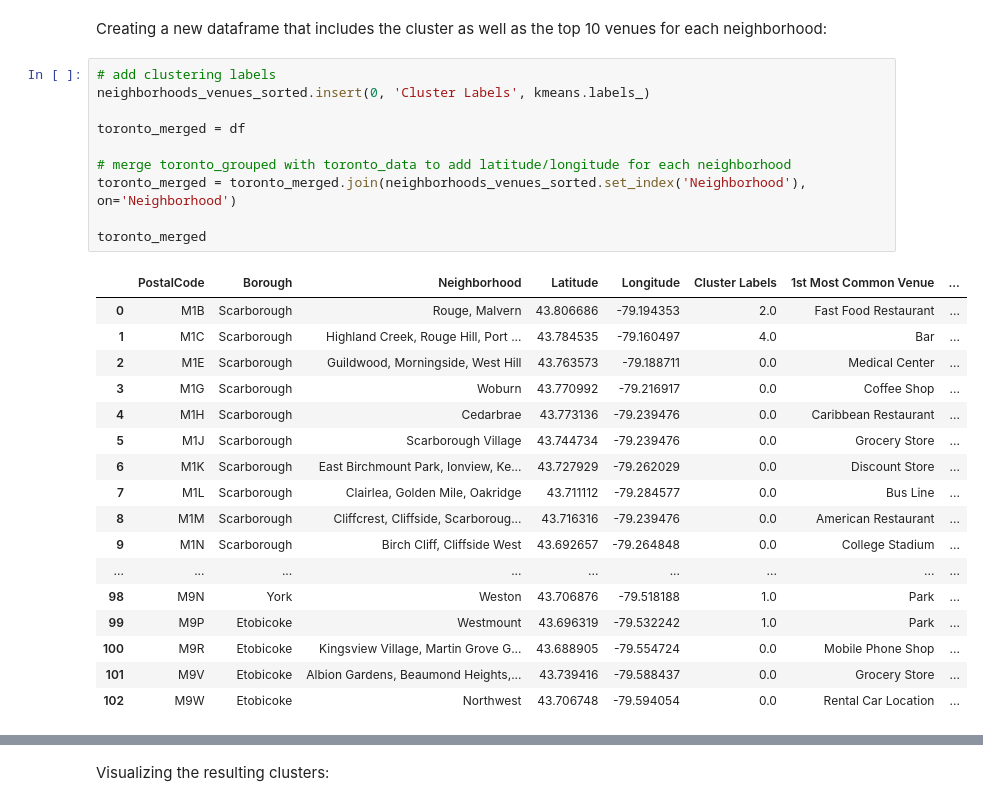
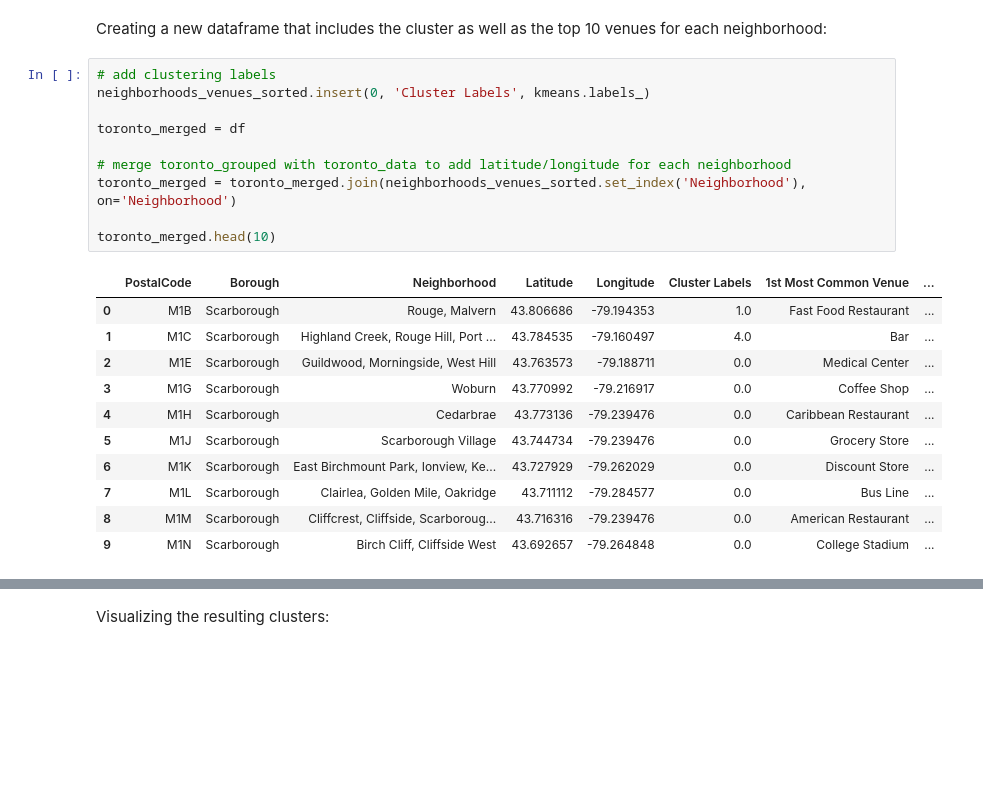
Before and after one commit to Maciullo/Coursera_Capstone, a Jupyter notebook: Coursera_Capstone_notebook1.ipynb, the cells around one changed output, grey strips where cells are left out. Saved outputs shown, nothing was run; the diff lists cells and outputs as text; blank space fills up the shorter version.

```diff
--- a/Coursera_Capstone_notebook1.ipynb
+++ b/Coursera_Capstone_notebook1.ipynb
@@ -583,16 +557,16 @@ Creating a new dataframe that includes the cluster as well as the top 10 venues
 # %%
 # add clustering labels
 neighborhoods_venues_sorted.insert(0, 'Cluster Labels', kmeans.labels_)
 
 toronto_merged = df
 
 # merge toronto_grouped with toronto_data to add latitude/longitude for each neighborhood
 toronto_merged = toronto_merged.join(neighborhoods_venues_sorted.set_index('Neighborhood'), on='Neighborhood')
 
-toronto_merged
+toronto_merged.head(10)
 # %% [output]
 |  | PostalCode | Borough | Neighborhood | Latitude | Longitude | Cluster Labels | 1st Most Common Venue | ... |
-| 0 | M1B | Scarborough | Rouge, Malvern | 43.806686 | -79.194353 | 2.0 | Fast Food Restaurant | ... |
+| 0 | M1B | Scarborough | Rouge, Malvern | 43.806686 | -79.194353 | 1.0 | Fast Food Restaurant | ... |
 | 1 | M1C | Scarborough | Highland Creek, Rouge Hill, Port ... | 43.784535 | -79.160497 | 4.0 | Bar | ... |
 | 2 | M1E | Scarborough | Guildwood, Morningside, West Hill | 43.763573 | -79.188711 | 0.0 | Medical Center | ... |
 | 3 | M1G | Scarborough | Woburn | 43.770992 | -79.216917 | 0.0 | Coffee Shop | ... |
@@ -602,12 +576,6 @@ toronto_merged
 | 7 | M1L | Scarborough | Clairlea, Golden Mile, Oakridge | 43.711112 | -79.284577 | 0.0 | Bus Line | ... |
 | 8 | M1M | Scarborough | Cliffcrest, Cliffside, Scarboroug... | 43.716316 | -79.239476 | 0.0 | American Restaurant | ... |
 | 9 | M1N | Scarborough | Birch Cliff, Cliffside West | 43.692657 | -79.264848 | 0.0 | College Stadium | ... |
-| ... | ... | ... | ... | ... | ... | ... | ... | ... |
-| 98 | M9N | York | Weston | 43.706876 | -79.518188 | 1.0 | Park | ... |
-| 99 | M9P | Etobicoke | Westmount | 43.696319 | -79.532242 | 1.0 | Park | ... |
-| 100 | M9R | Etobicoke | Kingsview Village, Martin Grove G... | 43.688905 | -79.554724 | 0.0 | Mobile Phone Shop | ... |
-| 101 | M9V | Etobicoke | Albion Gardens, Beaumond Heights,... | 43.739416 | -79.588437 | 0.0 | Grocery Store | ... |
-| 102 | M9W | Etobicoke | Northwest | 43.706748 | -79.594054 | 0.0 | Rental Car Location | ... |
 # %%
 toronto_merged.dropna(subset=["Cluster Labels"], axis=0, inplace=True) # dropping neighborhoods with not venues provided
 toronto_merged.reset_index(drop=True) # resetting the index for better visuals
```
Also changed, not shown: parts of 14 cells of this notebook.
